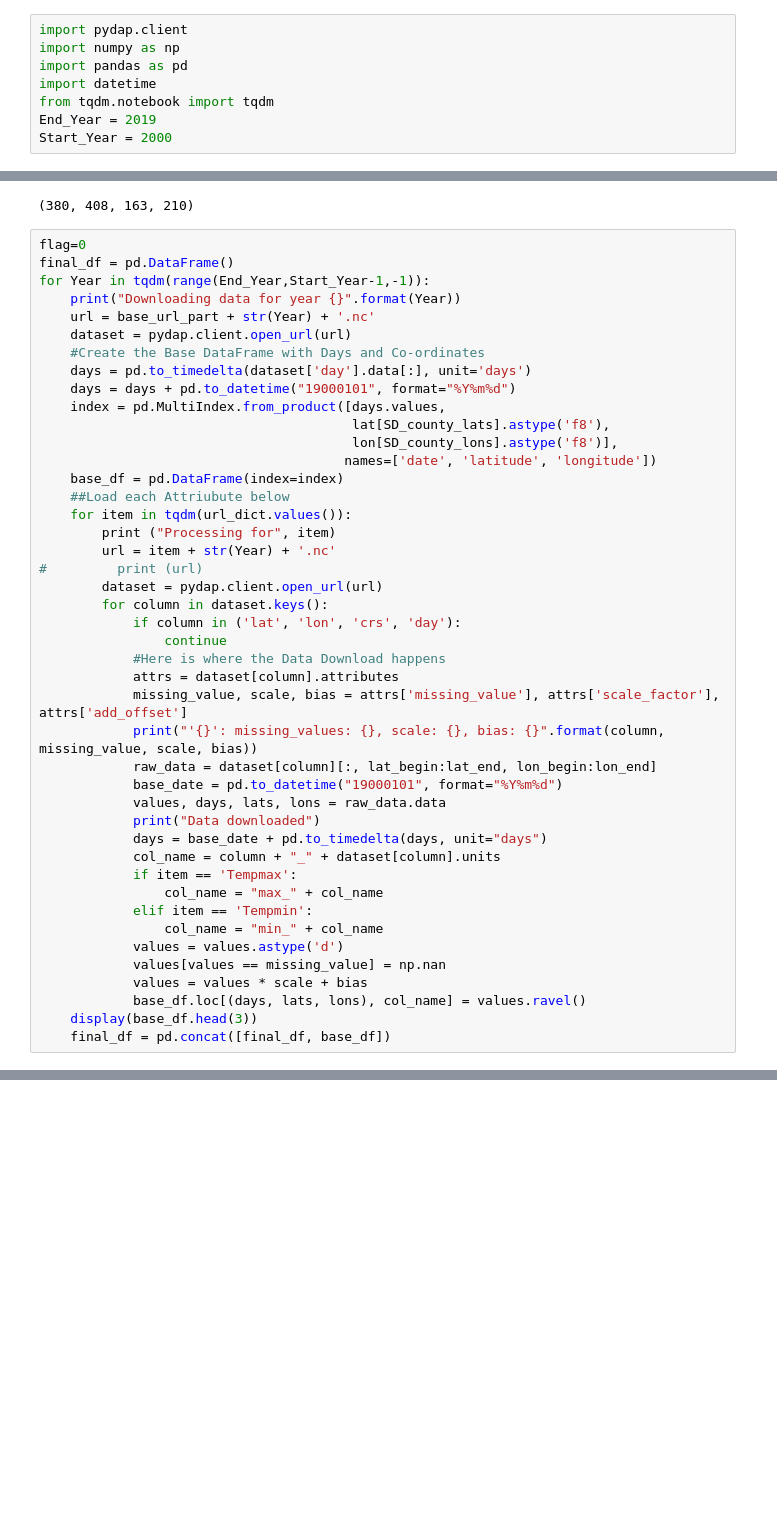
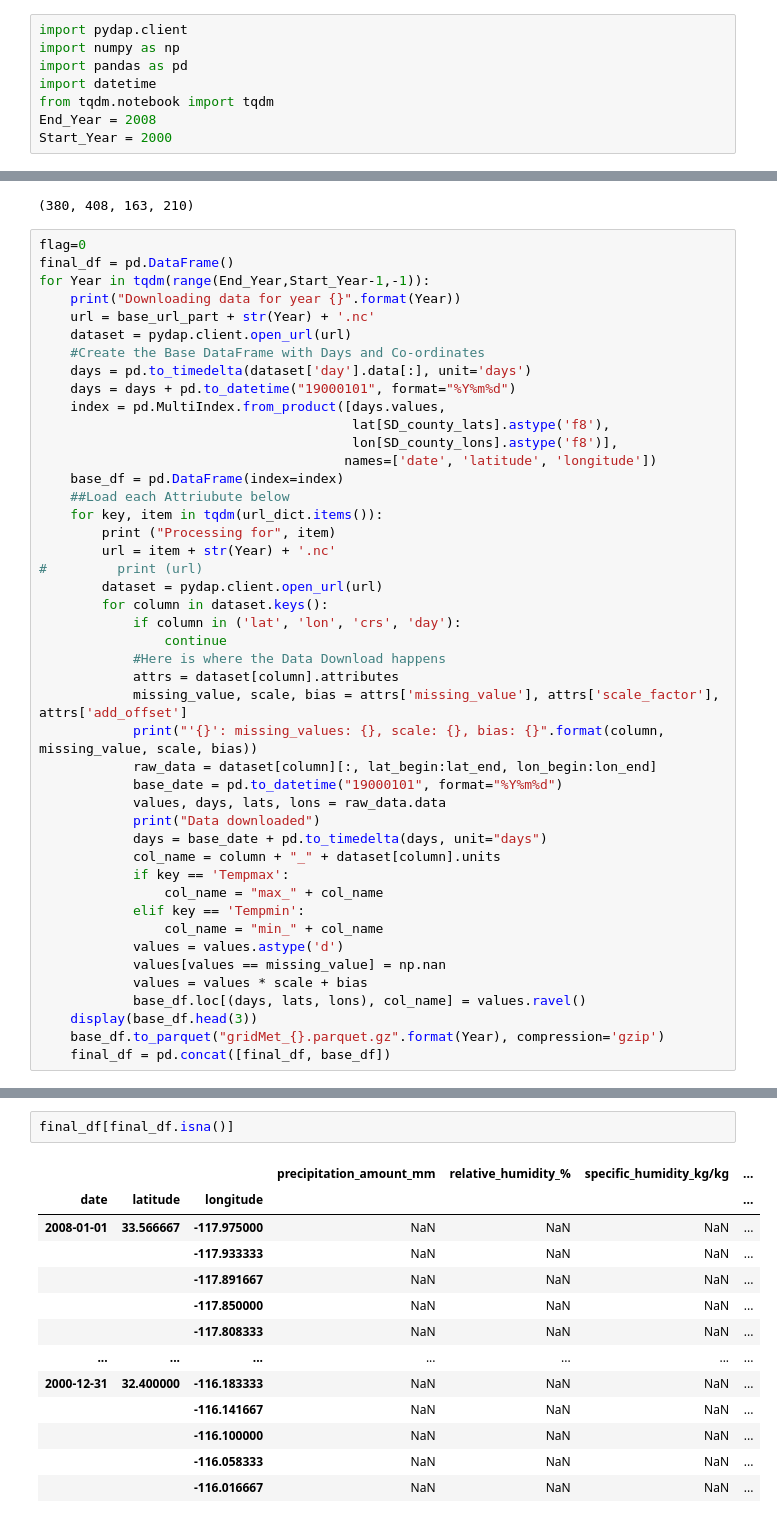
Before and after one commit to MCGallaspy/mas_dse_capstone, a Jupyter notebook: data/gridMet/1. Download gridMet data in San Diego county for the past 20 years.ipynb, the cells around one changed output, grey strips where cells are left out. Saved outputs shown, nothing was run; the diff lists cells and outputs as text; blank space fills up the shorter version.

Commit message:
gridMet: don't overwrite max temp with min temp

```diff
--- a/data/gridMet/1. Download gridMet data in San Diego county for the past 20 years.ipynb
+++ b/data/gridMet/1. Download gridMet data in San Diego county for the past 20 years.ipynb
@@ -4,7 +4,7 @@ import numpy as np
 import pandas as pd
 import datetime
 from tqdm.notebook import tqdm
-End_Year = 2019
+End_Year = 2008
 Start_Year = 2000
 # %%
 url_dict = {}
@@ -65,7 +65,7 @@ for Year in tqdm(range(End_Year,Start_Year-1,-1)):
                                        names=['date', 'latitude', 'longitude'])
     base_df = pd.DataFrame(index=index)
     ##Load each Attriubute below
-    for item in tqdm(url_dict.values()):
+    for key, item in tqdm(url_dict.items()):
         print ("Processing for", item)
         url = item + str(Year) + '.nc'
 #         print (url)
@@ -83,13 +83,14 @@ for Year in tqdm(range(End_Year,Start_Year-1,-1)):
             print("Data downloaded")
             days = base_date + pd.to_timedelta(days, unit="days")
             col_name = column + "_" + dataset[column].units
-            if item == 'Tempmax':
+            if key == 'Tempmax':
                 col_name = "max_" + col_name
-            elif item == 'Tempmin':
+            elif key == 'Tempmin':
                 col_name = "min_" + col_name
             values = values.astype('d')
             values[values == missing_value] = np.nan
             values = values * scale + bias
             base_df.loc[(days, lats, lons), col_name] = values.ravel()
     display(base_df.head(3))
+    base_df.to_parquet("gridMet_{}.parquet.gz".format(Year), compression='gzip')
     final_df = pd.concat([final_df, base_df])
@@ -102,0 +266,16 @@ final_df.to_parquet("gridMet.parquet.gz", compression='gzip')
+# %%
+final_df[final_df.isna()]
+# %% [output]
+|  |  |  | precipitation_amount_mm | relative_humidity_% | specific_humidity_kg/kg | ... |
+| date | latitude | longitude |  |  |  | ... |
+| 2008-01-01 | 33.566667 | -117.975000 | NaN | NaN | NaN | ... |
+|  |  | -117.933333 | NaN | NaN | NaN | ... |
+|  |  | -117.891667 | NaN | NaN | NaN | ... |
+|  |  | -117.850000 | NaN | NaN | NaN | ... |
+|  |  | -117.808333 | NaN | NaN | NaN | ... |
+| ... | ... | ... | ... | ... | ... | ... |
+| 2000-12-31 | 32.400000 | -116.183333 | NaN | NaN | NaN | ... |
+|  |  | -116.141667 | NaN | NaN | NaN | ... |
+|  |  | -116.100000 | NaN | NaN | NaN | ... |
+|  |  | -116.058333 | NaN | NaN | NaN | ... |
+|  |  | -116.016667 | NaN | NaN | NaN | ... |
```
Also changed, not shown: parts of 5 cells of this notebook.
